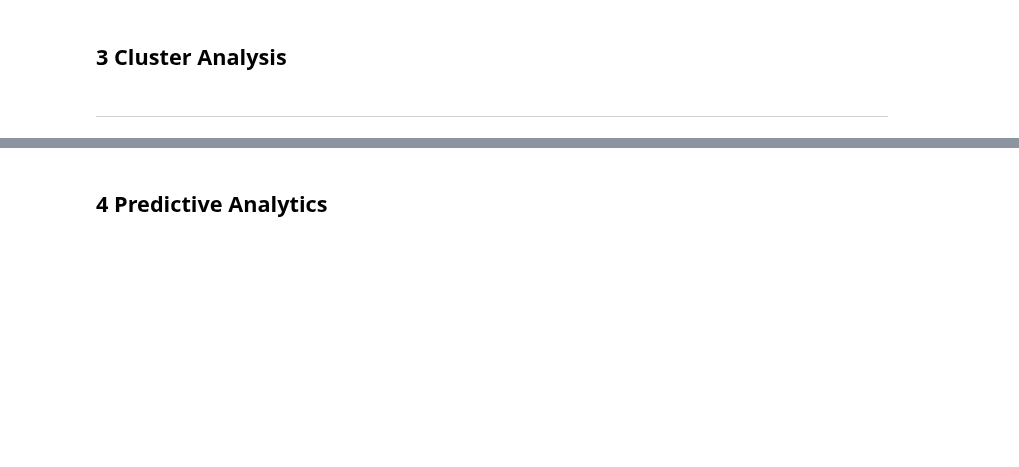
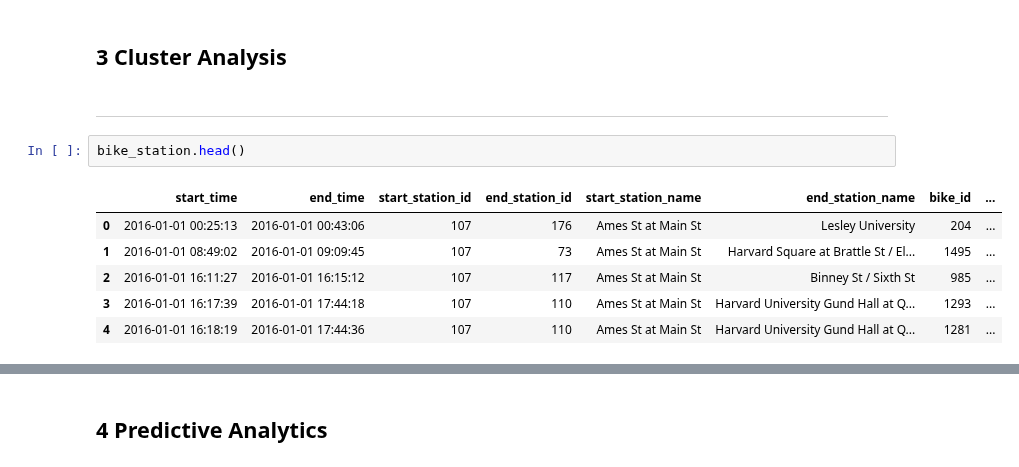
Before and after one commit to MoritzWagner13/Machine-Learning, a Jupyter notebook: Code_V1.3.ipynb, the cells around one changed output, grey strips where cells are left out. Cells and saved outputs as stored; diff of their text form; blank space fills up the shorter version.

```diff
--- a/Code_V1.3.ipynb
+++ b/Code_V1.3.ipynb
@@ -1018,3 +1007,12 @@ Watertown: Orange
 ## 3 Cluster Analysis
 # %% [markdown]
 ___
+# %%
+bike_station.head()
+# %% [output]
+|  | start_time | end_time | start_station_id | end_station_id | start_station_name | end_station_name | bike_id | ... |
+| 0 | 2016-01-01 00:25:13 | 2016-01-01 00:43:06 | 107 | 176 | Ames St at Main St | Lesley University | 204 | ... |
+| 1 | 2016-01-01 08:49:02 | 2016-01-01 09:09:45 | 107 | 73 | Ames St at Main St | Harvard Square at Brattle St / El... | 1495 | ... |
+| 2 | 2016-01-01 16:11:27 | 2016-01-01 16:15:12 | 107 | 117 | Ames St at Main St | Binney St / Sixth St | 985 | ... |
+| 3 | 2016-01-01 16:17:39 | 2016-01-01 17:44:18 | 107 | 110 | Ames St at Main St | Harvard University Gund Hall at Q... | 1293 | ... |
+| 4 | 2016-01-01 16:18:19 | 2016-01-01 17:44:36 | 107 | 110 | Ames St at Main St | Harvard University Gund Hall at Q... | 1281 | ... |
```
Also changed, not shown: parts of 16 cells of this notebook.
